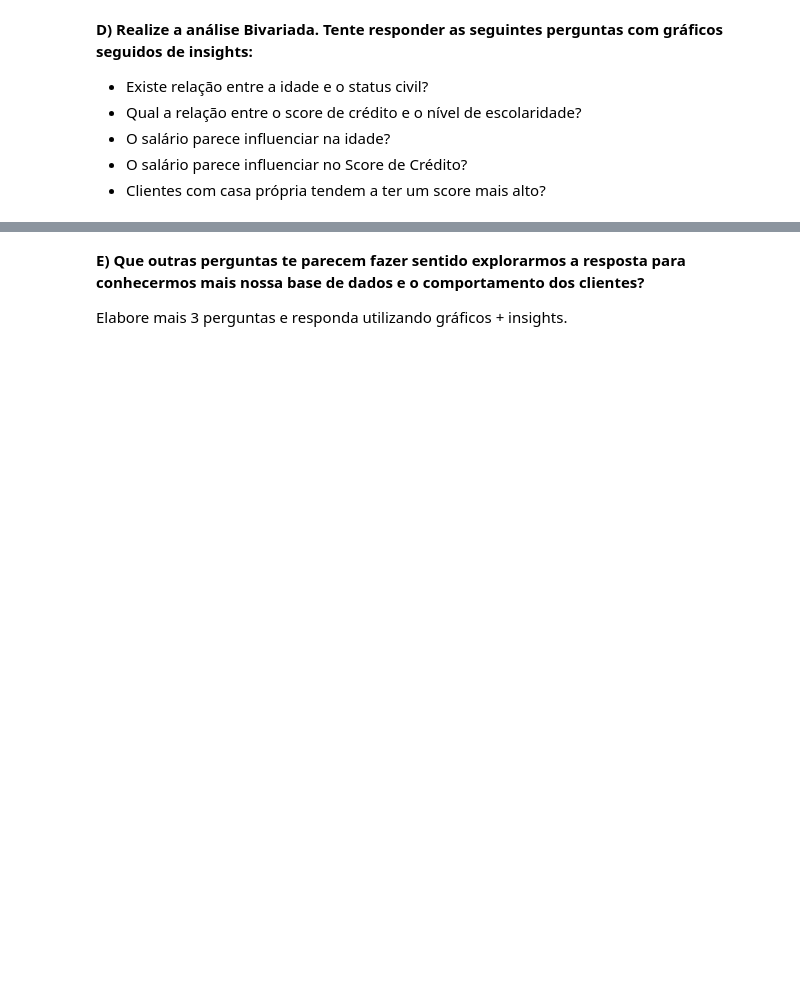
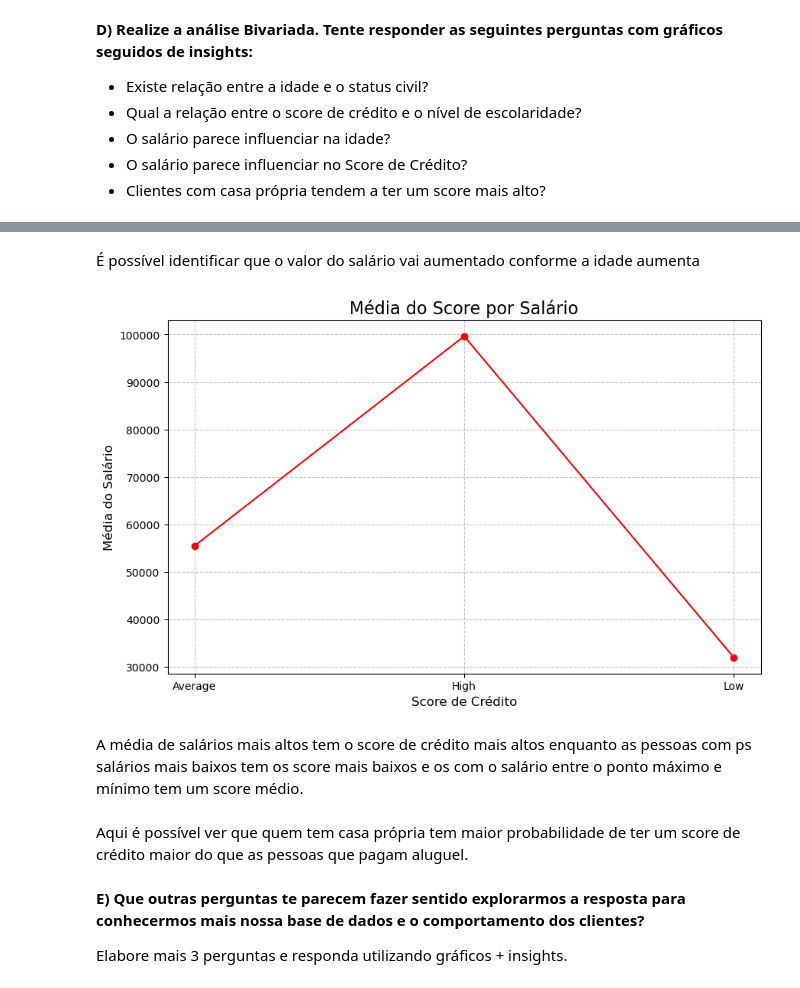
Before and after one commit to ramoneirao/ciencia-de-dados, a Jupyter notebook: Praticando/Modulo 17/Profissao Cientista de Dados M17 Projeto.ipynb, the cells around one changed output, grey strips where cells are left out. Drawn from its saved outputs; the diff is of its cells as text; code cells hidden in the pictures; blank space fills up the shorter version.

```diff
--- a/Praticando/Modulo 17/Profissao Cientista de Dados M17 Projeto.ipynb
+++ b/Praticando/Modulo 17/Profissao Cientista de Dados M17 Projeto.ipynb
@@ -94,0 +268,27 @@ Tente responder as seguintes perguntas com gráficos seguidos de insights:**
+# %% [markdown]
+É possível identificar que o valor do salário vai aumentado conforme a idade aumenta
+# %%
+# Salário x Credit Score
+# Calculando a média do score para cada idade com agrupamento
+media_score_por_idade = df.groupby('Credit Score')['Income'].mean()
+
+# Ordenando as idades em ordem crescente utilizando o sort_index
+media_score_por_idade = media_score_por_idade.sort_index()
+
+# Criando o gráfico de linha
+plt.figure(figsize=(10, 6))
+plt.plot(media_score_por_idade.index, media_score_por_idade, marker='o', color='red')
+# plt.plot() é usado para criar um gráfico de linha
+# marker='o' especifica que os pontos no gráfico serão marcados com círculos ('o')
+
+
+# Adicionando as legendas dos rótulos
+plt.title('Média do Score por Salário', fontsize=16)
+plt.xlabel('Score de Crédito', fontsize=12)
+plt.ylabel('Média do Salário', fontsize=12)
+plt.grid(True, linestyle='--', alpha=0.7)
+plt.show()
+# %% [output]
+[figure, added]
+# %% [markdown]
+A média de salários mais altos tem o score de crédito mais altos enquanto as pessoas com ps salários mais baixos tem os score mais baixos e os com o salário entre o ponto máximo e mínimo tem um score médio.
@@ -95,3 +303,5 @@ Tente responder as seguintes perguntas com gráficos seguidos de insights:**
+# %% [markdown]
+Aqui é possível ver que quem tem casa própria tem maior probabilidade de ter um score de crédito maior do que as pessoas que pagam aluguel.
 # %% [markdown]
 **E) Que outras perguntas te parecem fazer sentido explorarmos a resposta para conhecermos mais nossa base de dados e o comportamento dos clientes?**
 
```
Also changed, not shown: parts of 70 cells of this notebook.
